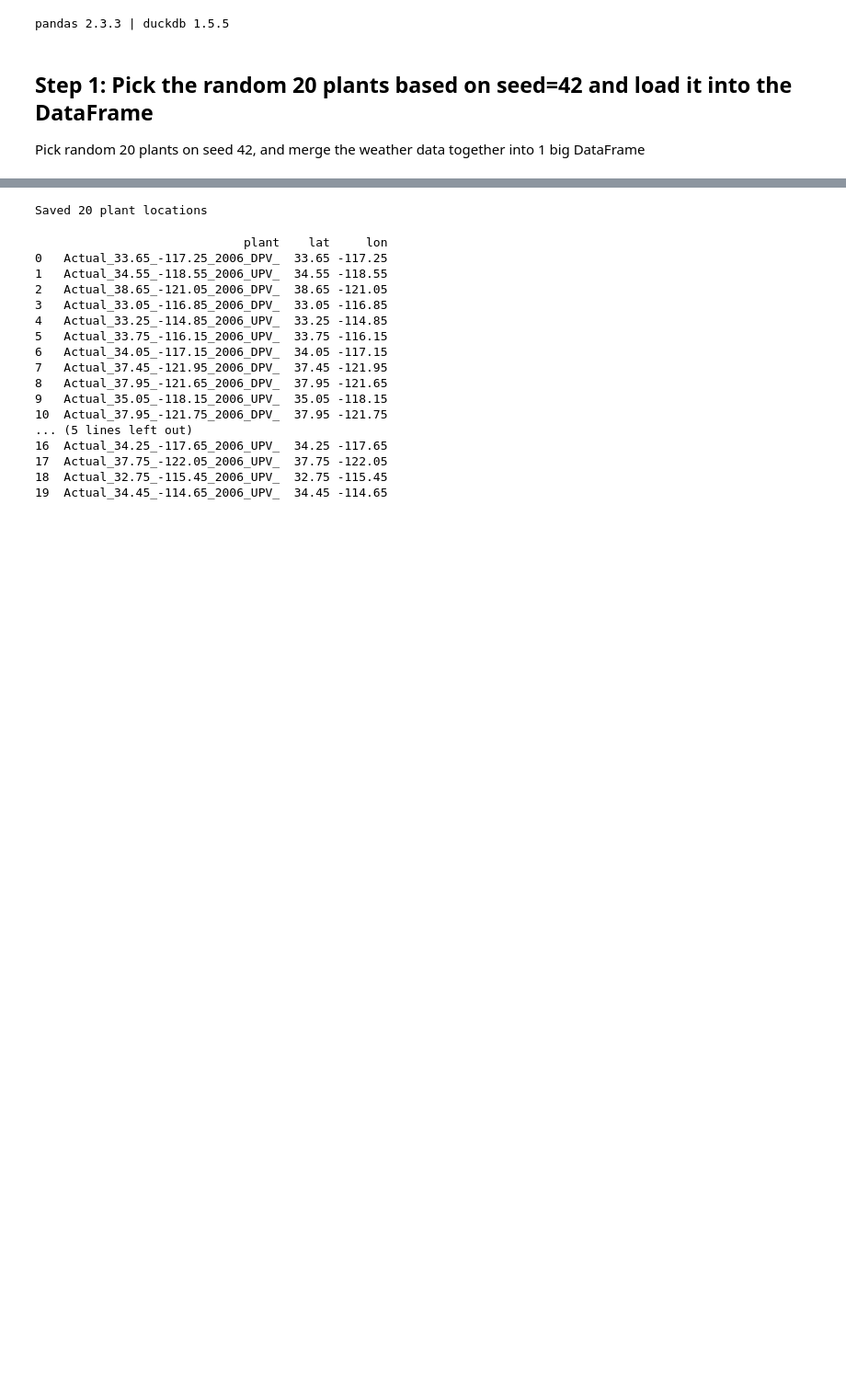
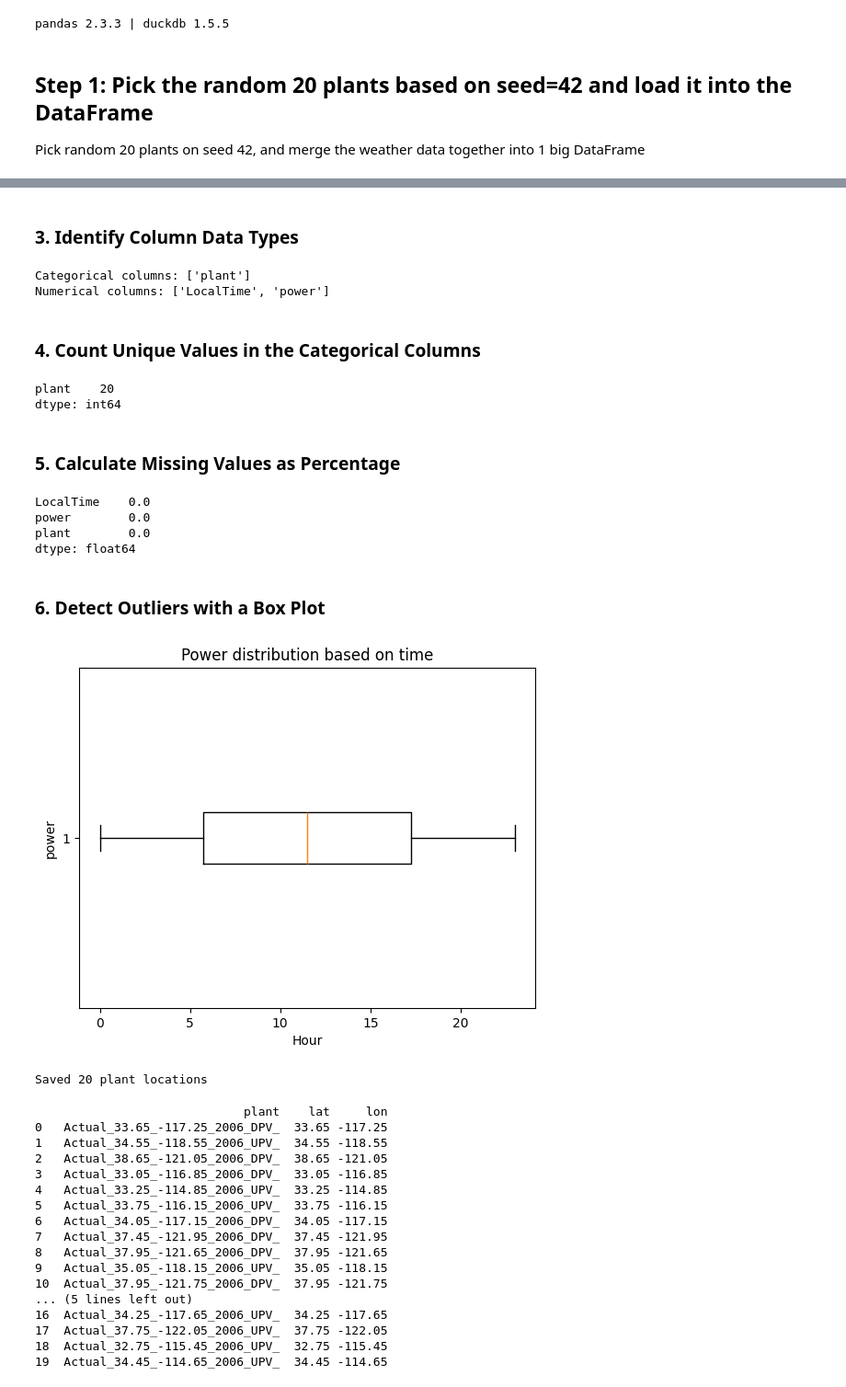
Before and after one commit to noobball111/ADYm_2, a Jupyter notebook: notebooks/0. Setting up and cleaning.ipynb, the cells around one changed output, grey strips where cells are left out. Shown at 92% size. Cells and saved outputs as stored; diff of their text form; code cells hidden in the pictures; blank space fills up the shorter version.

Commit message:
Finished setting up and cleaning the data
Next is EDA

```diff
--- a/notebooks/0. Setting up.ipynb
+++ b/notebooks/0. Setting up and cleaning.ipynb
@@ -61,18 +61,0 @@ ValueError: 'a' cannot be empty unless no samples are taken
-# %%
-# Load 20 NREL plants (Actual_*.csv, 5-minute) and aggregate to hourly
-import numpy as np
-all_files = glob.glob('data/raw/Actual_*.csv')
-# Seed set to 42 so it picks the same plants every time
-np.random.seed(42)
-
-files = np.random.choice(all_files, 20, replace=False).tolist()
-
-frames = []
-for f in files:
-    d = pd.read_csv(f, parse_dates=['LocalTime'])
-    # Add a plant field based on the last 30 characters of the csv file
-    d['plant'] = os.path.basename(f)[:30]
-
-    frames.append(d.set_index('LocalTime').resample('h')['Power(MW)'].mean().rename('power').reset_index().assign(plant=d.plant.iloc[0]))
-df = pd.concat(frames); print(df.shape, df.plant.nunique())
-cap = df.groupby('plant').power.max().rename('cap_mw')
@@ -88,3 +126,42 @@ df.describe(include='all').T.to_csv('report/table_describe_raw.csv')
+# %% [markdown]
+### 3. Identify Column Data Types
+# %%
+cat_col = [col for col in df.columns if df[col].dtype == 'object']
+num_col = [col for col in df.columns if df[col].dtype != 'object']
+
+print('Categorical columns:', cat_col)
+print('Numerical columns:', num_col)
+# %% [output]
+Categorical columns: ['plant']
+Numerical columns: ['LocalTime', 'power']
+# %% [markdown]
+### 4. Count Unique Values in the Categorical Columns
+# %%
+df[cat_col].nunique()
+# %% [output]
+plant    20
+dtype: int64
+# %% [markdown]
+### 5. Calculate Missing Values as Percentage
+# %%
+round((df.isnull().sum() / df.shape[0]) * 1000, 3)
+# %% [output]
+LocalTime    0.0
+power        0.0
+plant        0.0
+dtype: float64
+# %% [markdown]
+### 6. Detect Outliers with a Box Plot
+# %%
+df['Hour'] = pd.to_datetime(df['LocalTime']).dt.hour
+
+plt.boxplot(df['Hour'], vert=False)
+plt.ylabel('power')
+plt.xlabel('Hour')
+plt.title('Power distribution based on time')
+plt.show()
+# %% [output]
+[figure, added]
 # %%
 # Builds plant_locations.csv
 import re
```
Also changed, not shown: parts of 9 cells of this notebook, 9 other files.
